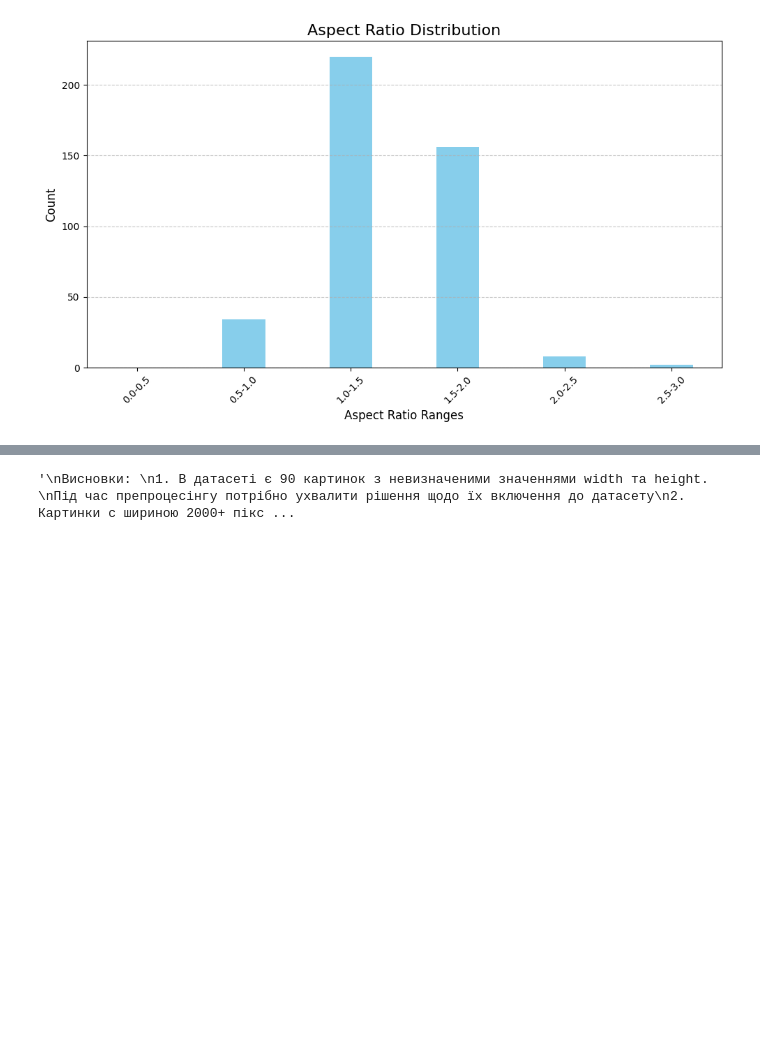
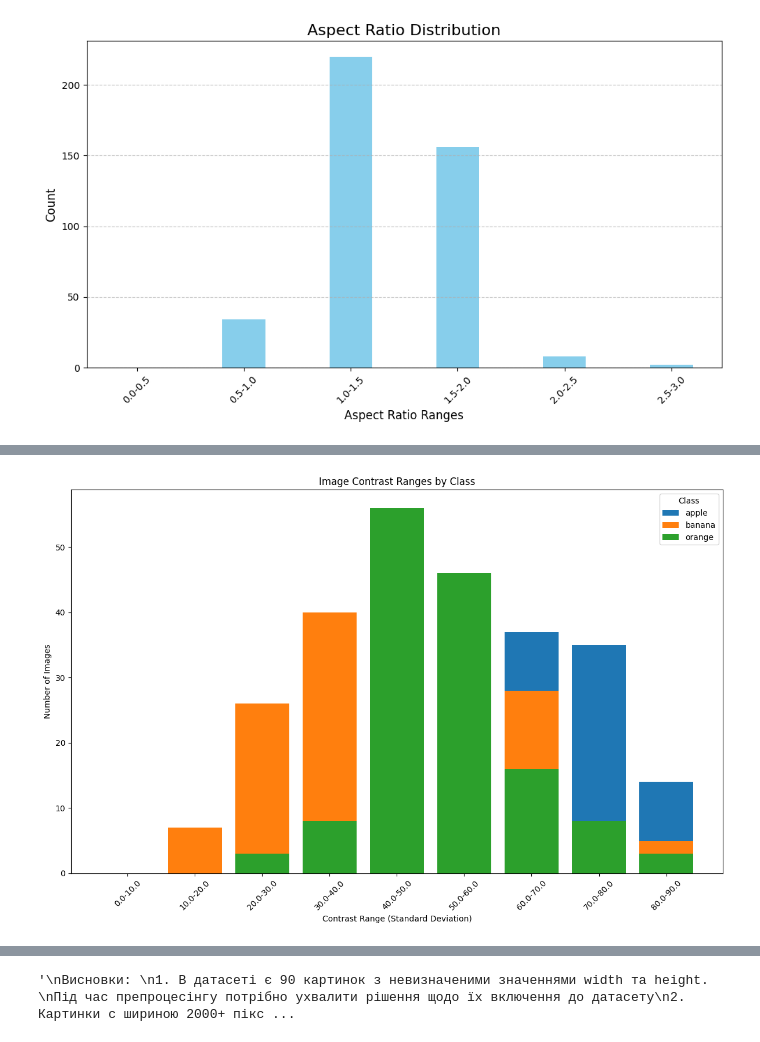
Before and after one commit to mar4enkom/neural-networks-lab, a Jupyter notebook: EDA.ipynb, the cells around one changed output, grey strips where cells are left out. Drawn from its saved outputs; the diff is of its cells as text; code cells hidden in the pictures; blank space fills up the shorter version.

```diff
--- a/EDA.ipynb
+++ b/EDA.ipynb
@@ -220,0 +174,33 @@ banana_75.jpg
+# %%
+def calculate_contrast(image_path):
+    full_path = f"{dataset_folder}/{image_path}"
+    image = cv2.imread(full_path)
+    if image is None:
+        return None
+    gray_image = cv2.cvtColor(image, cv2.COLOR_BGR2GRAY)
+    contrast = gray_image.std()  # Standard deviation of pixel intensities (contrast)
+    return contrast
+
+df['contrast'] = df['filename'].apply(calculate_contrast)
+df = df.dropna(subset=['contrast'])
+
+max_contrast = df['contrast'].max()
+contrast_bins = np.arange(0, max_contrast + 0.5, 10)
+contrast_labels = [f"{contrast_bins[i]}-{contrast_bins[i+1]}" for i in range(len(contrast_bins) - 1)]
+
+df['contrast_range'] = pd.cut(df['contrast'], bins=contrast_bins, labels=contrast_labels, right=False)
+
+plt.figure(figsize=(12, 8))
+
+for class_name, group in df.groupby('class'):
+    contrast_counts = group['contrast_range'].value_counts().sort_index()
+    plt.bar(contrast_counts.index, contrast_counts.values, label=class_name)
+
+plt.title('Image Contrast Ranges by Class')
+plt.xlabel('Contrast Range (Standard Deviation)')
+plt.ylabel('Number of Images')
+plt.xticks(rotation=45)
+plt.legend(title='Class')
+plt.tight_layout()
+plt.show()
+# %% [output]
@@ -220,0 +214 @@ banana_75.jpg
+[figure, added]
```
Also changed, not shown: parts of 10 cells of this notebook.
